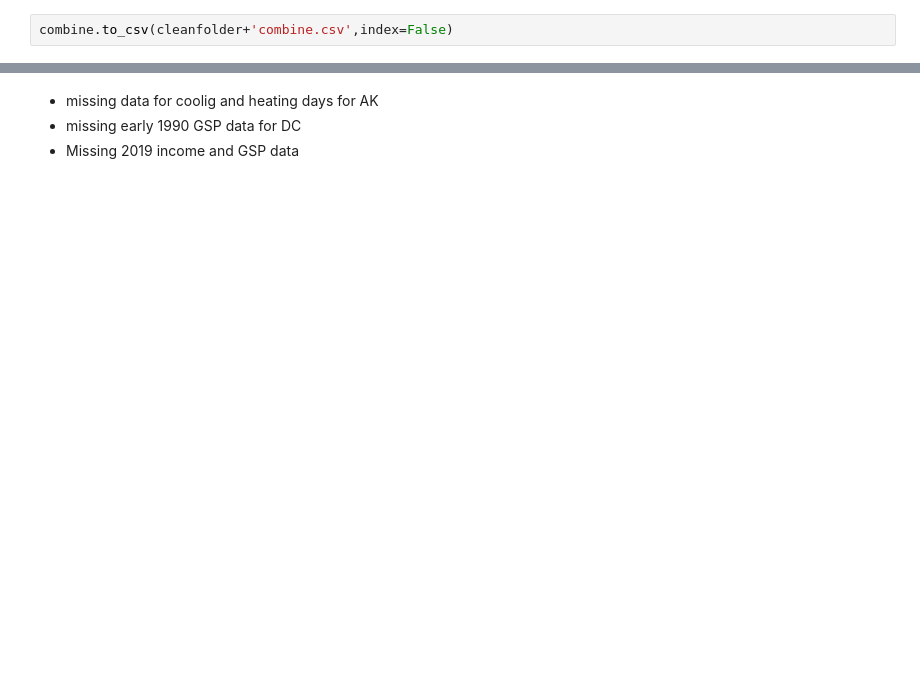
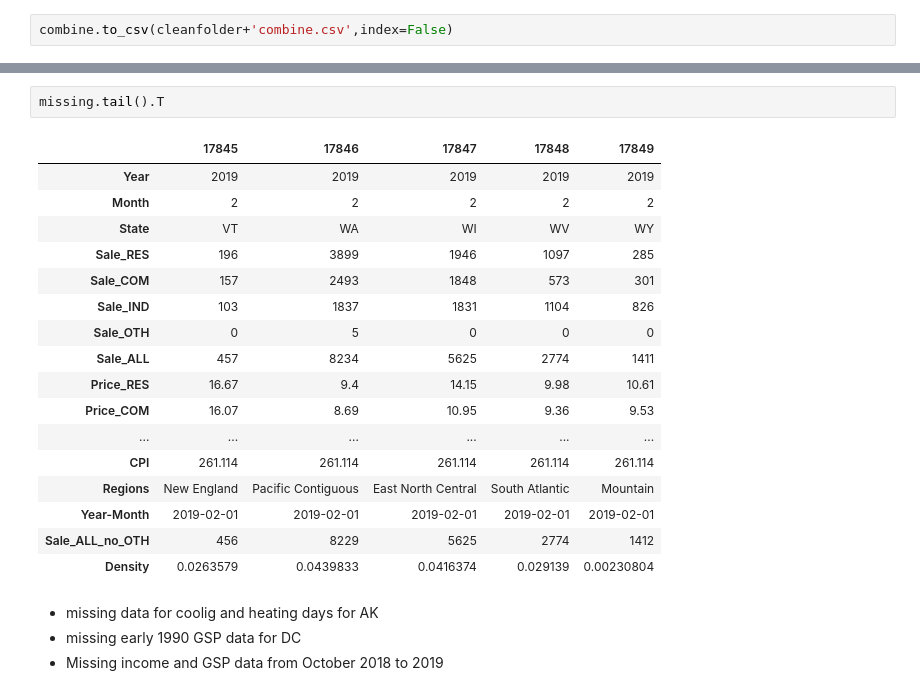
Before and after one commit to worasom/energy_sale_rev, a Jupyter notebook: clean_energy_data.ipynb, the cells around one changed output, grey strips where cells are left out. Saved outputs shown, nothing was run; the diff lists cells and outputs as text; blank space fills up the shorter version.

```diff
--- a/clean_energy_data.ipynb
+++ b/clean_energy_data.ipynb
@@ -1346,4 +1621,24 @@ combine.to_csv(cleanfolder+'combine.csv',index=False)
+# %%
+missing.tail().T
+# %% [output]
+|  | 17845 | 17846 | 17847 | 17848 | 17849 |
+| Year | 2019 | 2019 | 2019 | 2019 | 2019 |
+| Month | 2 | 2 | 2 | 2 | 2 |
+| State | VT | WA | WI | WV | WY |
+| Sale_RES | 196 | 3899 | 1946 | 1097 | 285 |
+| Sale_COM | 157 | 2493 | 1848 | 573 | 301 |
+| Sale_IND | 103 | 1837 | 1831 | 1104 | 826 |
+| Sale_OTH | 0 | 5 | 0 | 0 | 0 |
+| Sale_ALL | 457 | 8234 | 5625 | 2774 | 1411 |
+| Price_RES | 16.67 | 9.4 | 14.15 | 9.98 | 10.61 |
+| Price_COM | 16.07 | 8.69 | 10.95 | 9.36 | 9.53 |
+| ... | ... | ... | ... | ... | ... |
+| CPI | 261.114 | 261.114 | 261.114 | 261.114 | 261.114 |
+| Regions | New England | Pacific Contiguous | East North Central | South Atlantic | Mountain |
+| Year-Month | 2019-02-01 | 2019-02-01 | 2019-02-01 | 2019-02-01 | 2019-02-01 |
+| Sale_ALL_no_OTH | 456 | 8229 | 5625 | 2774 | 1412 |
+| Density | 0.0263579 | 0.0439833 | 0.0416374 | 0.029139 | 0.00230804 |
 # %% [markdown]
  - missing data for coolig and heating days for AK
  - missing early 1990 GSP data for DC
- - Missing 2019 income and GSP data
+ - Missing income and GSP data from October 2018 to 2019
```
Also changed, not shown: parts of 50 cells of this notebook, 1 other file.
